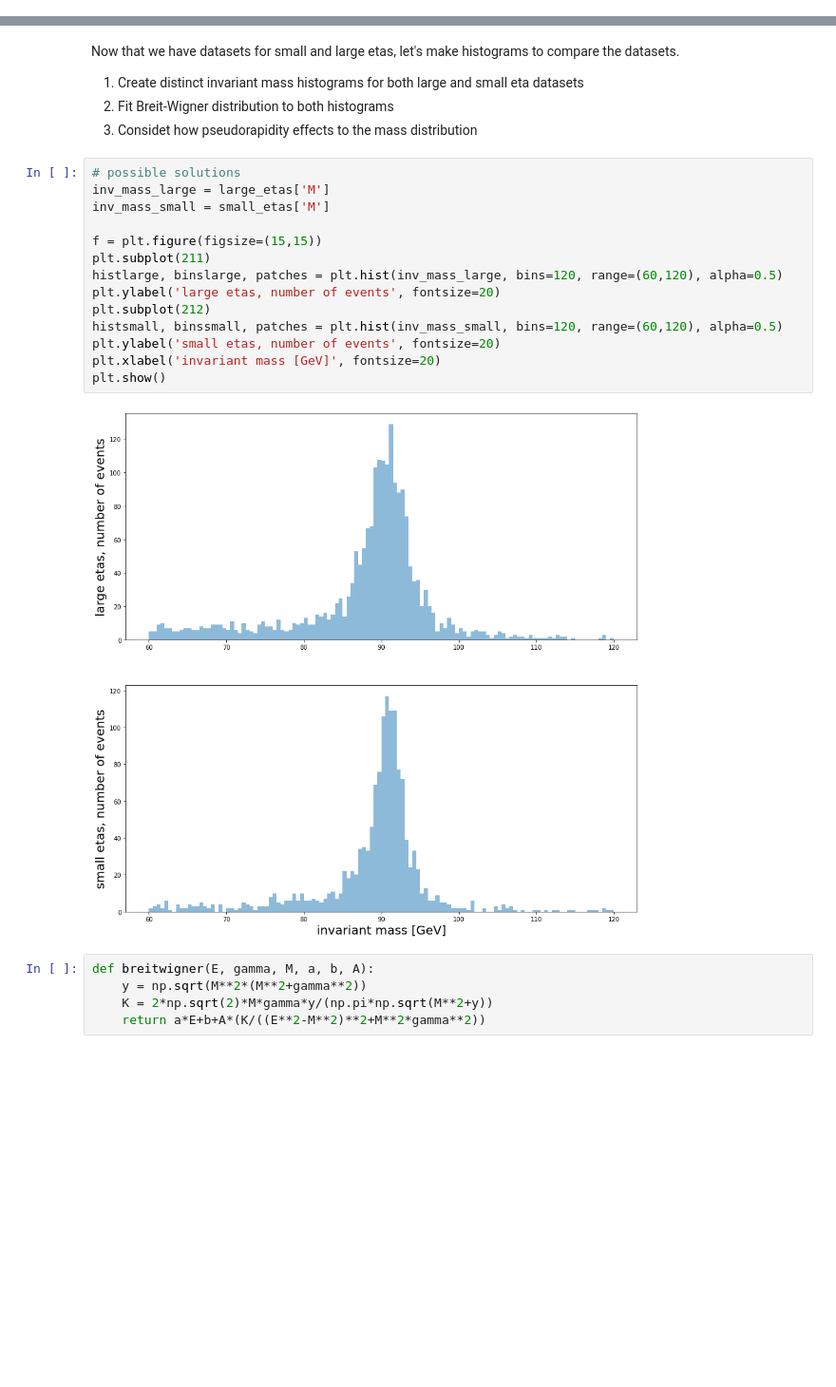
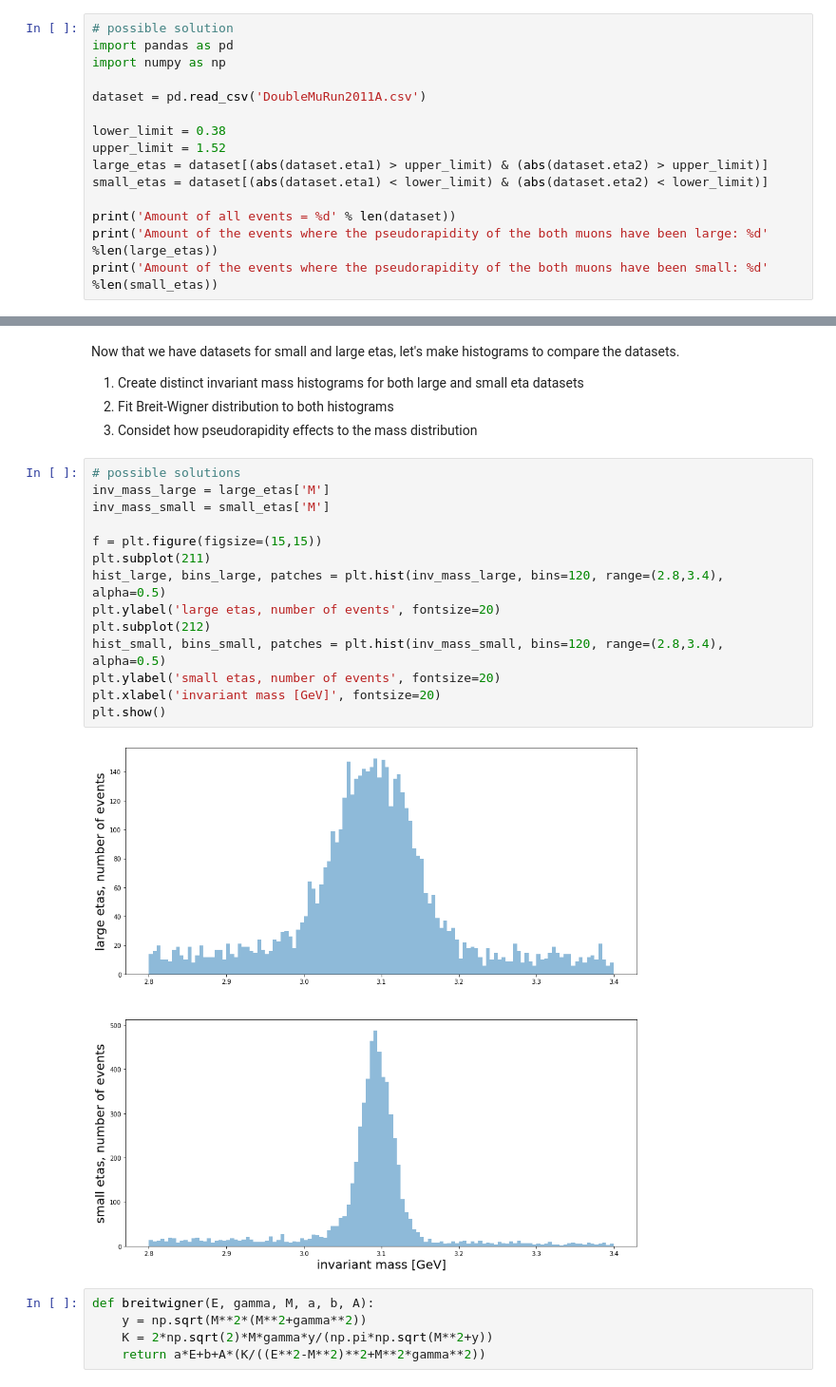
Before and after one commit to mlotti/Hitu_2020, a Jupyter notebook: Notebooks/Week4/Exercise_4_sol.ipynb, the cells around one changed output, grey strips where cells are left out. Shown at 95% size. Drawn from its saved outputs; the diff is of its cells as text; blank space fills up the shorter version.

```diff
--- a/Notebooks/Week4/Exercise_4_sol.ipynb
+++ b/Notebooks/Week4/Exercise_4_sol.ipynb
@@ -110,0 +256,15 @@ Amount of the events where the pseudorapidity of the both muons have been small:
+# %%
+# possible solution
+import pandas as pd
+import numpy as np
+
+dataset = pd.read_csv('DoubleMuRun2011A.csv')
+
+lower_limit = 0.38
+upper_limit = 1.52
+large_etas = dataset[(abs(dataset.eta1) > upper_limit) & (abs(dataset.eta2) > upper_limit)]
+small_etas = dataset[(abs(dataset.eta1) < lower_limit) & (abs(dataset.eta2) < lower_limit)]
+
+print('Amount of all events = %d' % len(dataset))
+print('Amount of the events where the pseudorapidity of the both muons have been large: %d' %len(large_etas))
+print('Amount of the events where the pseudorapidity of the both muons have been small: %d' %len(small_etas))
@@ -119,19 +283,19 @@ Now that we have datasets for small and large etas, let's make histograms to com
 # %%
 # possible solutions
 inv_mass_large = large_etas['M']
 inv_mass_small = small_etas['M']
 
 f = plt.figure(figsize=(15,15))
 plt.subplot(211)
-histlarge, binslarge, patches = plt.hist(inv_mass_large, bins=120, range=(60,120), alpha=0.5)
+hist_large, bins_large, patches = plt.hist(inv_mass_large, bins=120, range=(2.8,3.4), alpha=0.5)
 plt.ylabel('large etas, number of events', fontsize=20)
 plt.subplot(212)
-histsmall, binssmall, patches = plt.hist(inv_mass_small, bins=120, range=(60,120), alpha=0.5)
+hist_small, bins_small, patches = plt.hist(inv_mass_small, bins=120, range=(2.8,3.4), alpha=0.5)
 plt.ylabel('small etas, number of events', fontsize=20)
 plt.xlabel('invariant mass [GeV]', fontsize=20)
 plt.show()
 # %% [output]
-[figure, old version]
+[figure, new version]
 # %%
 def breitwigner(E, gamma, M, a, b, A):
     y = np.sqrt(M**2*(M**2+gamma**2))
```
Also changed, not shown: parts of 21 cells of this notebook, 1 other file.
